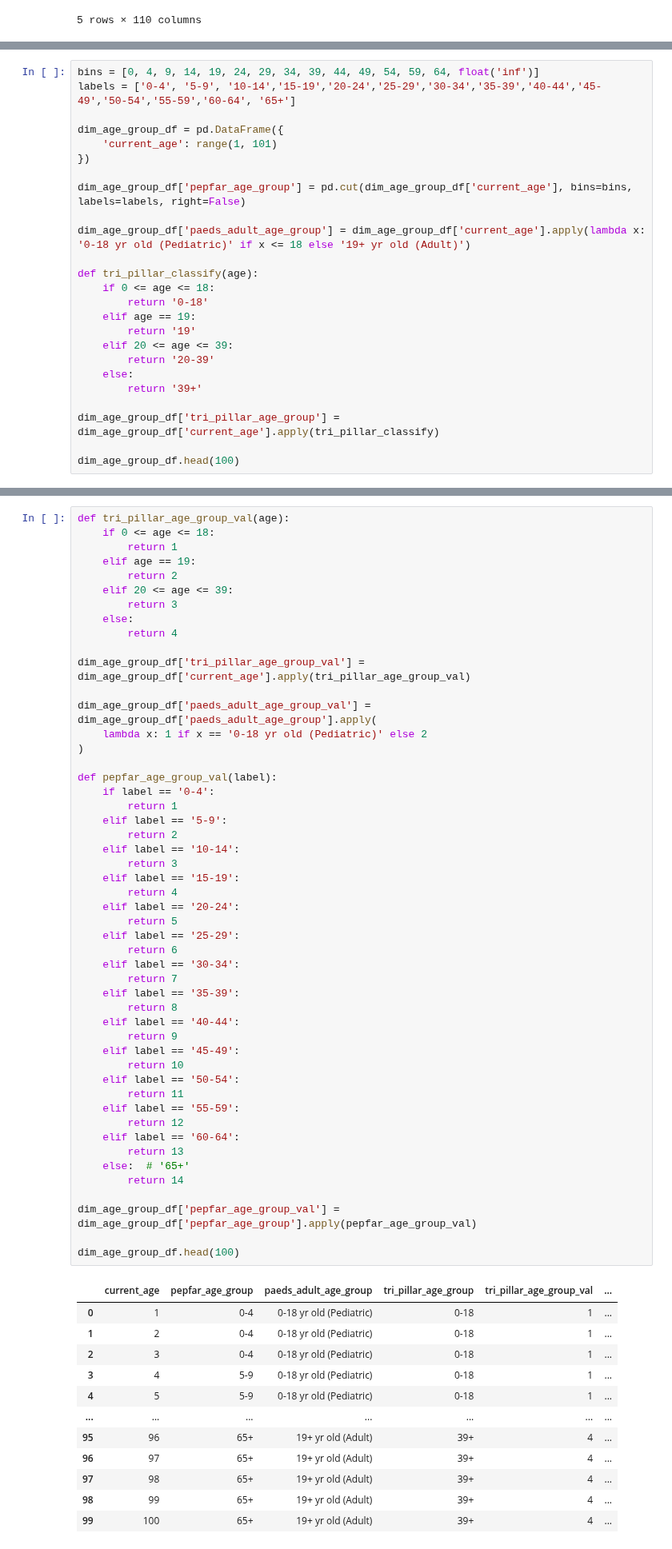
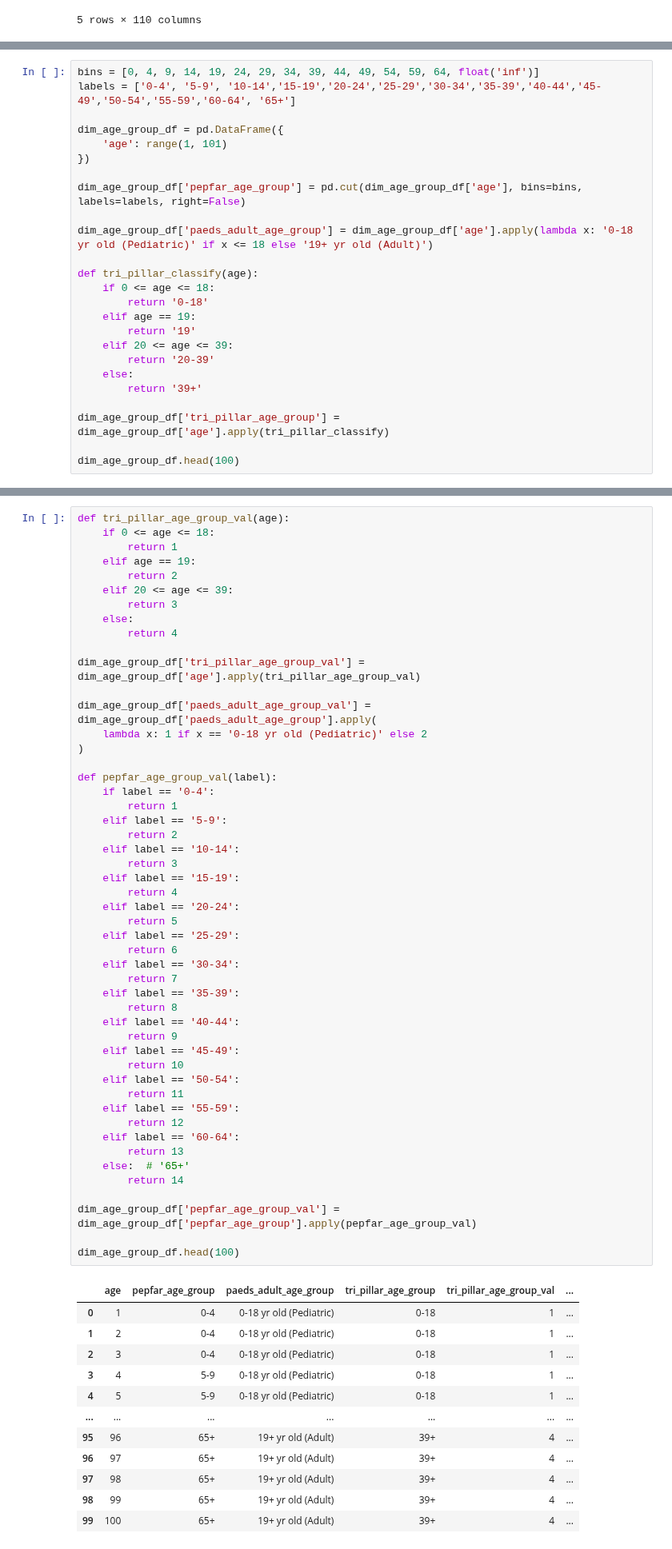
Before and after one commit to UCSF-IGHS/duft-config, a Jupyter notebook: system/data_tasks/fm_sentinel_events.ipynb, the cells around one changed output, grey strips where cells are left out. Shown at 80% size. Drawn from its saved outputs; the diff is of its cells as text.

```diff
--- a/system/data_tasks/fm_sentinel_events.ipynb
+++ b/system/data_tasks/fm_sentinel_events.ipynb
@@ -779,12 +779,12 @@ bins = [0, 4, 9, 14, 19, 24, 29, 34, 39, 44, 49, 54, 59, 64, float('inf')]
 labels = ['0-4', '5-9', '10-14','15-19','20-24','25-29','30-34','35-39','40-44','45-49','50-54','55-59','60-64', '65+']
 
 dim_age_group_df = pd.DataFrame({
-    'current_age': range(1, 101)
+    'age': range(1, 101)
 })
 
-dim_age_group_df['pepfar_age_group'] = pd.cut(dim_age_group_df['current_age'], bins=bins, labels=labels, right=False)
+dim_age_group_df['pepfar_age_group'] = pd.cut(dim_age_group_df['age'], bins=bins, labels=labels, right=False)
 
-dim_age_group_df['paeds_adult_age_group'] = dim_age_group_df['current_age'].apply(lambda x: '0-18 yr old (Pediatric)' if x <= 18 else '19+ yr old (Adult)')
+dim_age_group_df['paeds_adult_age_group'] = dim_age_group_df['age'].apply(lambda x: '0-18 yr old (Pediatric)' if x <= 18 else '19+ yr old (Adult)')
 
 def tri_pillar_classify(age):
     if 0 <= age <= 18:
@@ -796,7 +796,7 @@ def tri_pillar_classify(age):
     else:
         return '39+'
 
-dim_age_group_df['tri_pillar_age_group'] = dim_age_group_df['current_age'].apply(tri_pillar_classify)
+dim_age_group_df['tri_pillar_age_group'] = dim_age_group_df['age'].apply(tri_pillar_classify)
 
 dim_age_group_df.head(100)
 # %% [output]
@@ -826,7 +826,7 @@ def tri_pillar_age_group_val(age):
     else:
         return 4
 
-dim_age_group_df['tri_pillar_age_group_val'] = dim_age_group_df['current_age'].apply(tri_pillar_age_group_val)
+dim_age_group_df['tri_pillar_age_group_val'] = dim_age_group_df['age'].apply(tri_pillar_age_group_val)
 
 dim_age_group_df['paeds_adult_age_group_val'] = dim_age_group_df['paeds_adult_age_group'].apply(
     lambda x: 1 if x == '0-18 yr old (Pediatric)' else 2
@@ -839,34 +839,34 @@ def pepfar_age_group_val(label):
         return 2
     elif label == '10-14':
         return 3
     elif label == '15-19':
         return 4
     elif label == '20-24':
         return 5
     elif label == '25-29':
         return 6
     elif label == '30-34':
         return 7
     elif label == '35-39':
         return 8
     elif label == '40-44':
         return 9
     elif label == '45-49':
         return 10
     elif label == '50-54':
         return 11
     elif label == '55-59':
         return 12
     elif label == '60-64':
         return 13
     else:  # '65+'
         return 14
 
 dim_age_group_df['pepfar_age_group_val'] = dim_age_group_df['pepfar_age_group'].apply(pepfar_age_group_val)
 
 dim_age_group_df.head(100)
 # %% [output]
-|  | current_age | pepfar_age_group | paeds_adult_age_group | tri_pillar_age_group | tri_pillar_age_group_val | ... |
+|  | age | pepfar_age_group | paeds_adult_age_group | tri_pillar_age_group | tri_pillar_age_group_val | ... |
 | 0 | 1 | 0-4 | 0-18 yr old (Pediatric) | 0-18 | 1 | ... |
 | 1 | 2 | 0-4 | 0-18 yr old (Pediatric) | 0-18 | 1 | ... |
 | 2 | 3 | 0-4 | 0-18 yr old (Pediatric) | 0-18 | 1 | ... |
```
Also changed, not shown: parts of 26 cells of this notebook, 4 other files.
